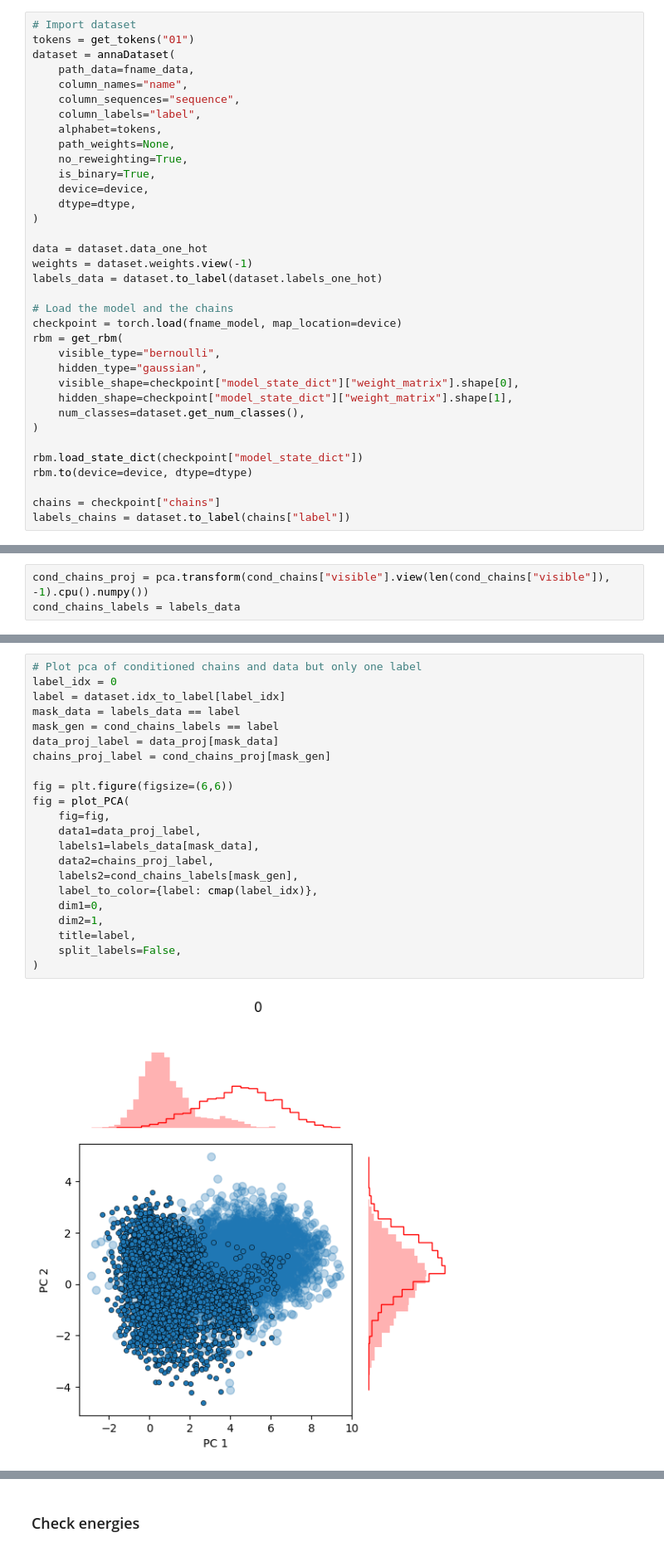
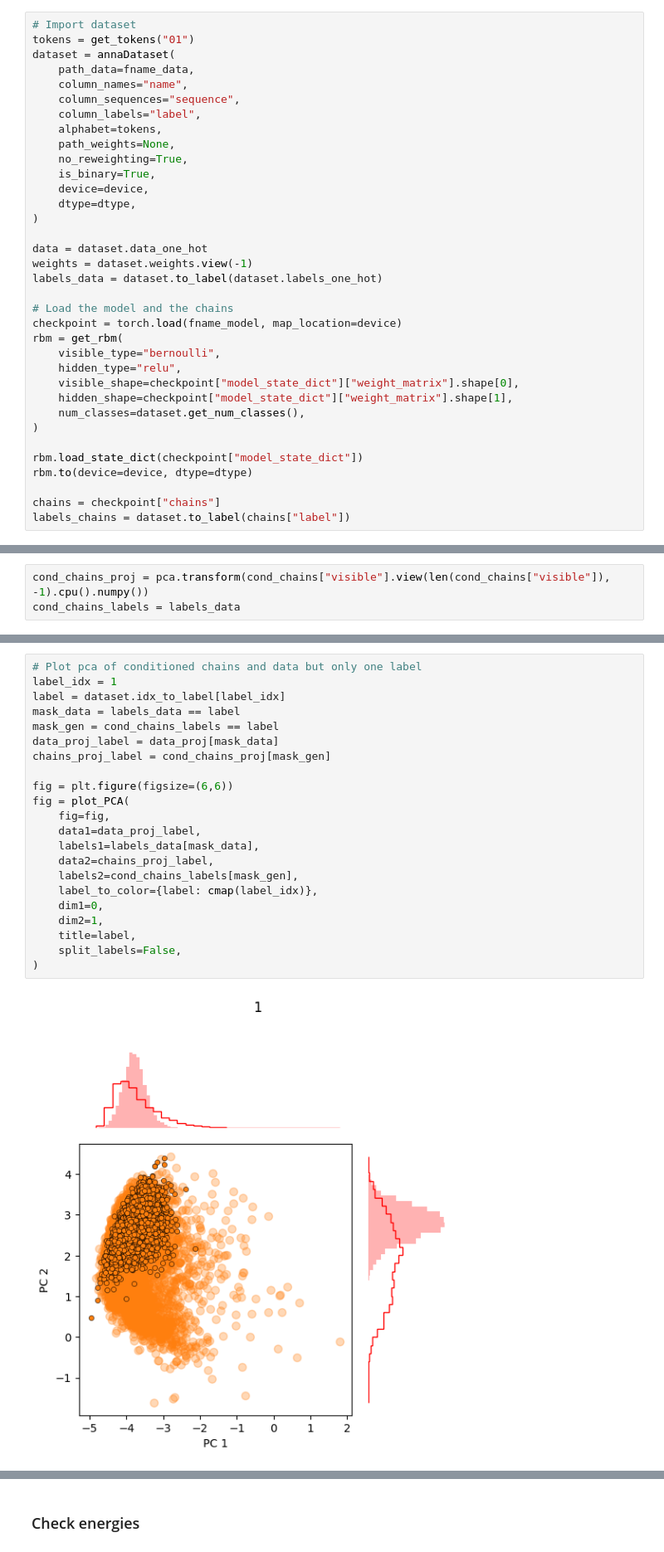
Before and after one commit to rossetl/annaDCA, a Jupyter notebook: tutorials/use_rbm.ipynb, the cells around one changed output, grey strips where cells are left out. Shown at 83% size. Saved outputs shown, nothing was run; the diff lists cells and outputs as text.

Commit message:
some fix on relu

```diff
--- a/tutorials/use_rbm.ipynb
+++ b/tutorials/use_rbm.ipynb
@@ -45,7 +44,7 @@ labels_data = dataset.to_label(dataset.labels_one_hot)
 checkpoint = torch.load(fname_model, map_location=device)
 rbm = get_rbm(
     visible_type="bernoulli",
-    hidden_type="gaussian",
+    hidden_type="relu",
     visible_shape=checkpoint["model_state_dict"]["weight_matrix"].shape[0],
     hidden_shape=checkpoint["model_state_dict"]["weight_matrix"].shape[1],
     num_classes=dataset.get_num_classes(),
@@ -184,27 +183,27 @@ fig = plot_PCA(
 # %%
 # Plot pca of conditioned chains and data but only one label
-label_idx = 0
+label_idx = 1
 label = dataset.idx_to_label[label_idx]
 mask_data = labels_data == label
 mask_gen = cond_chains_labels == label
 data_proj_label = data_proj[mask_data]
 chains_proj_label = cond_chains_proj[mask_gen]
 
 fig = plt.figure(figsize=(6,6))
 fig = plot_PCA(
     fig=fig,
     data1=data_proj_label,
     labels1=labels_data[mask_data],
     data2=chains_proj_label,
     labels2=cond_chains_labels[mask_gen],
     label_to_color={label: cmap(label_idx)},
     dim1=0,
     dim2=1,
     title=label,
     split_labels=False,
 )
 # %% [output]
-[figure, old version]
+[figure, new version]
 # %%
 predictions = rbm.predict_labels(visible=dataset.data_one_hot)
 accuracy = (predictions.argmax(-1) == dataset.labels_one_hot.argmax(-1)).float().mean().item()
```
Also changed, not shown: parts of 12 cells of this notebook, 5 other files.
